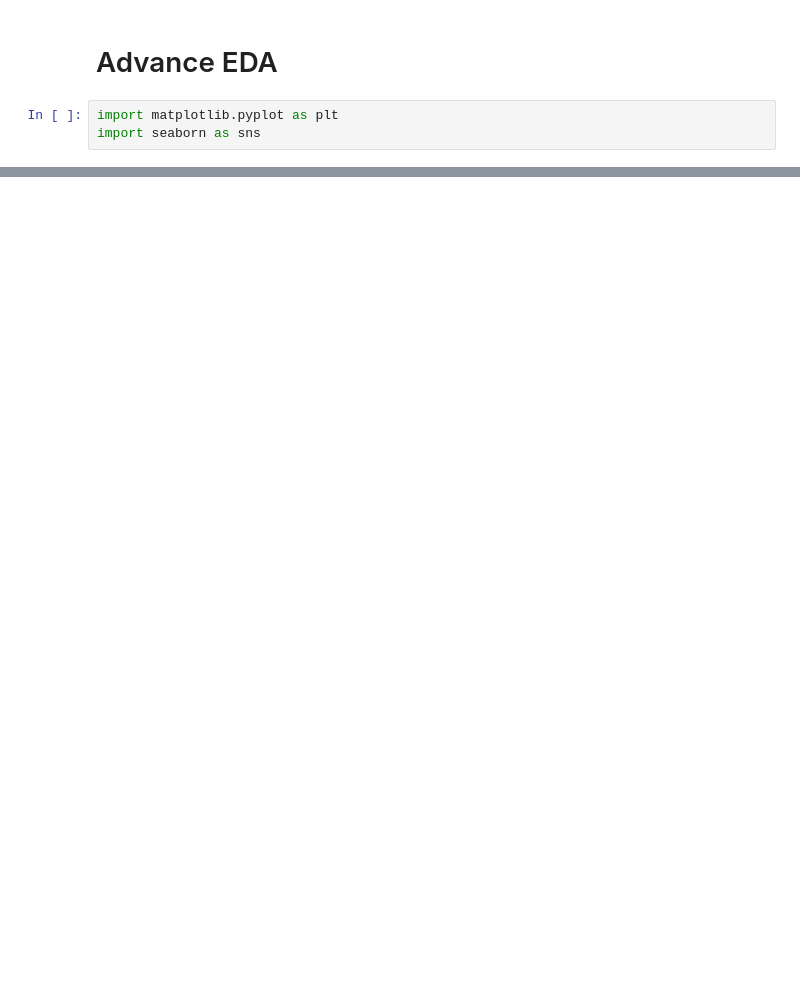
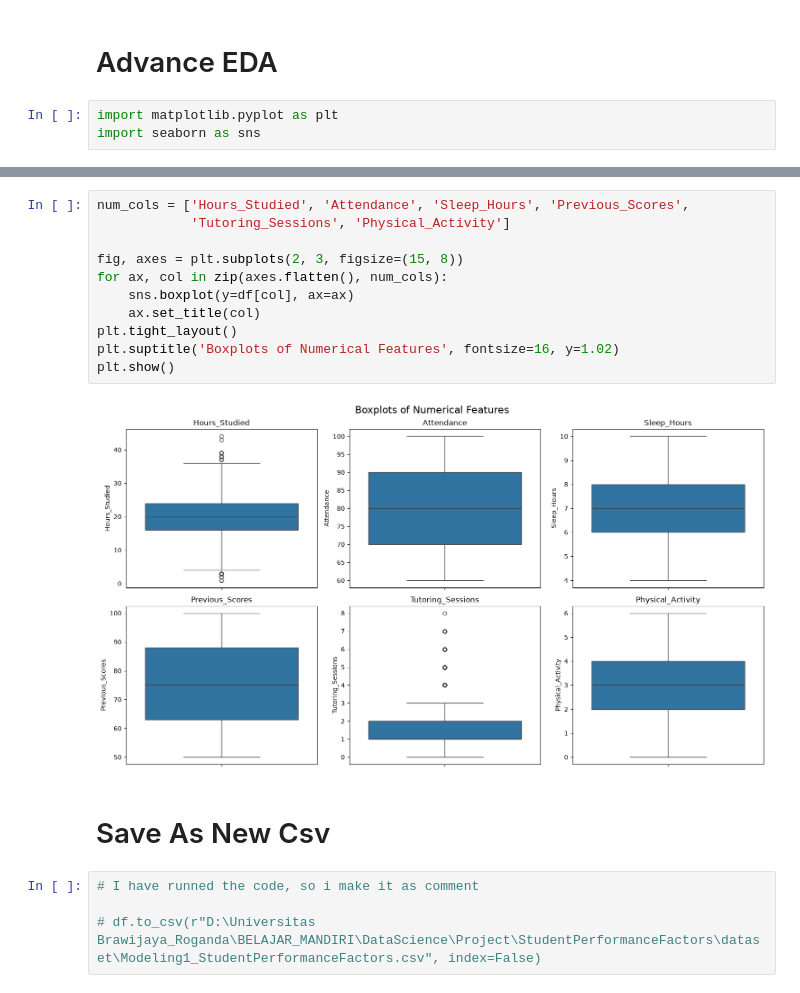
Before and after one commit to GantaLabs/StudentPerformanceFactors, a Jupyter notebook: notebook/Advanced_Process.ipynb, the cells around one changed output, grey strips where cells are left out. Drawn from its saved outputs; the diff is of its cells as text; blank space fills up the shorter version.

```diff
--- a/notebook/Advanced_Process.ipynb
+++ b/notebook/Advanced_Process.ipynb
@@ -34,0 +232,19 @@ plt.show()
+# %%
+num_cols = ['Hours_Studied', 'Attendance', 'Sleep_Hours', 'Previous_Scores',
+            'Tutoring_Sessions', 'Physical_Activity']
+
+fig, axes = plt.subplots(2, 3, figsize=(15, 8))
+for ax, col in zip(axes.flatten(), num_cols):
+    sns.boxplot(y=df[col], ax=ax)
+    ax.set_title(col)
+plt.tight_layout()
+plt.suptitle('Boxplots of Numerical Features', fontsize=16, y=1.02)
+plt.show()
+# %% [output]
+[figure, added]
+# %% [markdown]
+# Save As New Csv
+# %%
+# I have runned the code, so i make it as comment
+
+# df.to_csv(r"D:\Universitas Brawijaya_Roganda\BELAJAR_MANDIRI\DataScience\Project\StudentPerformanceFactors\dataset\Modeling1_StudentPerformanceFactors.csv", index=False)
```
Also changed, not shown: parts of 16 cells of this notebook, 4 other files.
